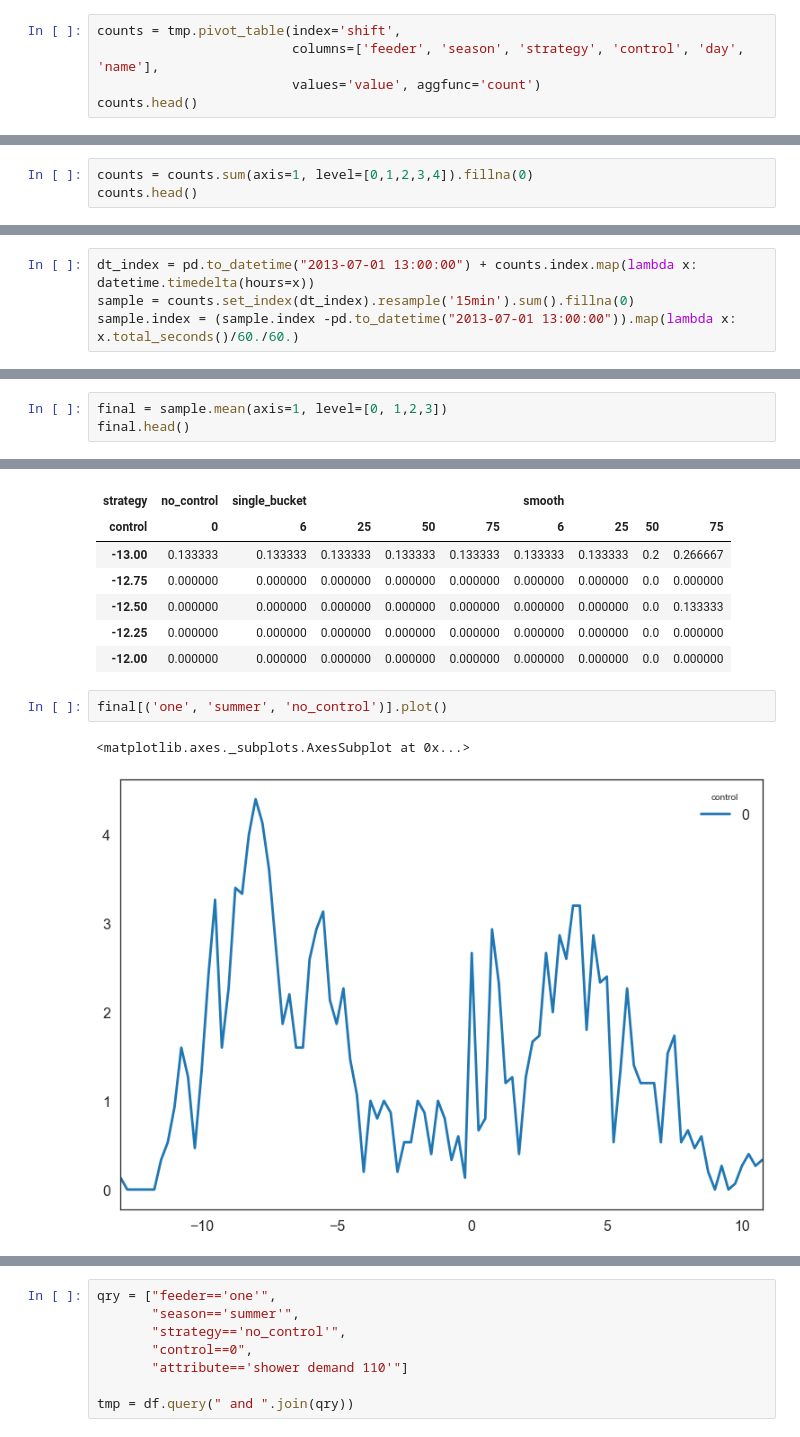
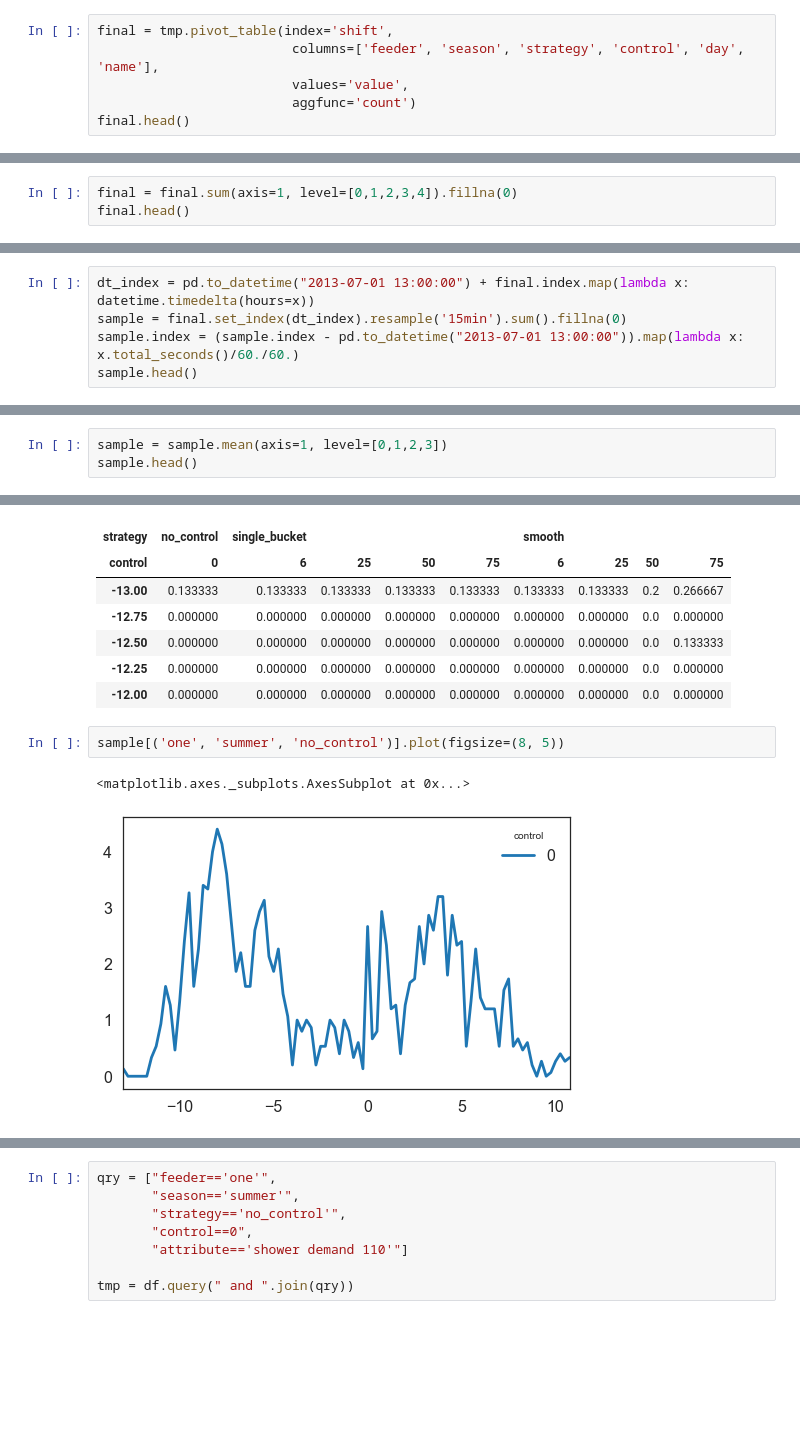
Before and after one commit to mlunacek/comfort_metric, a Jupyter notebook: notebooks/example.ipynb, the cells around one changed output, grey strips where cells are left out. Cells and saved outputs as stored; diff of their text form; blank space fills up the shorter version.

```diff
--- a/notebooks/example.ipynb
+++ b/notebooks/example.ipynb
@@ -177,10 +415,11 @@ qry = ["feeder=='one'",
 
 tmp = df.query(" and ".join(qry))
 # %%
-counts = tmp.pivot_table(index='shift',
+final = tmp.pivot_table(index='shift',
                          columns=['feeder', 'season', 'strategy', 'control', 'day', 'name'],
-                         values='value', aggfunc='count')
-counts.head()
+                         values='value',
+                         aggfunc='count')
+final.head()
 # %% [output]
 | feeder | one |  |  |  | ... |
 | season | summer |  |  |  | ... |
@@ -196,8 +435,8 @@ counts.head()
 | -12.466667 | NaN | NaN | NaN | NaN | ... |
 5 rows × 6466 columns
 # %%
-counts = counts.sum(axis=1, level=[0,1,2,3,4]).fillna(0)
-counts.head()
+final = final.sum(axis=1, level=[0,1,2,3,4]).fillna(0)
+final.head()
 # %% [output]
 | feeder | one |  |  |  |  |  |  |  |  |  |  | ... |
 | season | summer |  |  |  |  |  |  |  |  |  |  | ... |
@@ -212,6 +451,7 @@ counts.head()
 | -12.466667 | 0.0 | 0.0 | 0.0 | 0.0 | 0.0 | 0.0 | 0.0 | 0.0 | 0.0 | 0.0 | ... | ... |
 5 rows × 135 columns
 # %%
-dt_index = pd.to_datetime("2013-07-01 13:00:00") + counts.index.map(lambda x: datetime.timedelta(hours=x))
-sample = counts.set_index(dt_index).resample('15min').sum().fillna(0)
-sample.index = (sample.index -pd.to_datetime("2013-07-01 13:00:00")).map(lambda x: x.total_seconds()/60./60.)
+dt_index = pd.to_datetime("2013-07-01 13:00:00") + final.index.map(lambda x: datetime.timedelta(hours=x))
+sample = final.set_index(dt_index).resample('15min').sum().fillna(0)
+sample.index = (sample.index - pd.to_datetime("2013-07-01 13:00:00")).map(lambda x: x.total_seconds()/60./60.)
+sample.head()
@@ -218,6 +470,6 @@ sample.index = (sample.index -pd.to_datetime("2013-07-01 13:00:00")).map(lambda
 # %%
-final = sample.mean(axis=1, level=[0, 1,2,3])
-final.head()
+sample = sample.mean(axis=1, level=[0,1,2,3])
+sample.head()
 # %% [output]
 | feeder | one |  |  |  |  |  |  |  |  |
 | season | summer |  |  |  |  |  |  |  |  |
@@ -229,7 +481,7 @@ final.head()
 | -12.25 | 0.000000 | 0.000000 | 0.000000 | 0.000000 | 0.000000 | 0.000000 | 0.000000 | 0.0 | 0.000000 |
 | -12.00 | 0.000000 | 0.000000 | 0.000000 | 0.000000 | 0.000000 | 0.000000 | 0.000000 | 0.0 | 0.000000 |
 # %%
-final[('one', 'summer', 'no_control')].plot()
+sample[('one', 'summer', 'no_control')].plot(figsize=(8, 5))
 # %% [output]
 <matplotlib.axes._subplots.AxesSubplot at 0x...>
-[figure, old version]
+[figure, new version]
```
Also changed, not shown: parts of 87 cells of this notebook.
